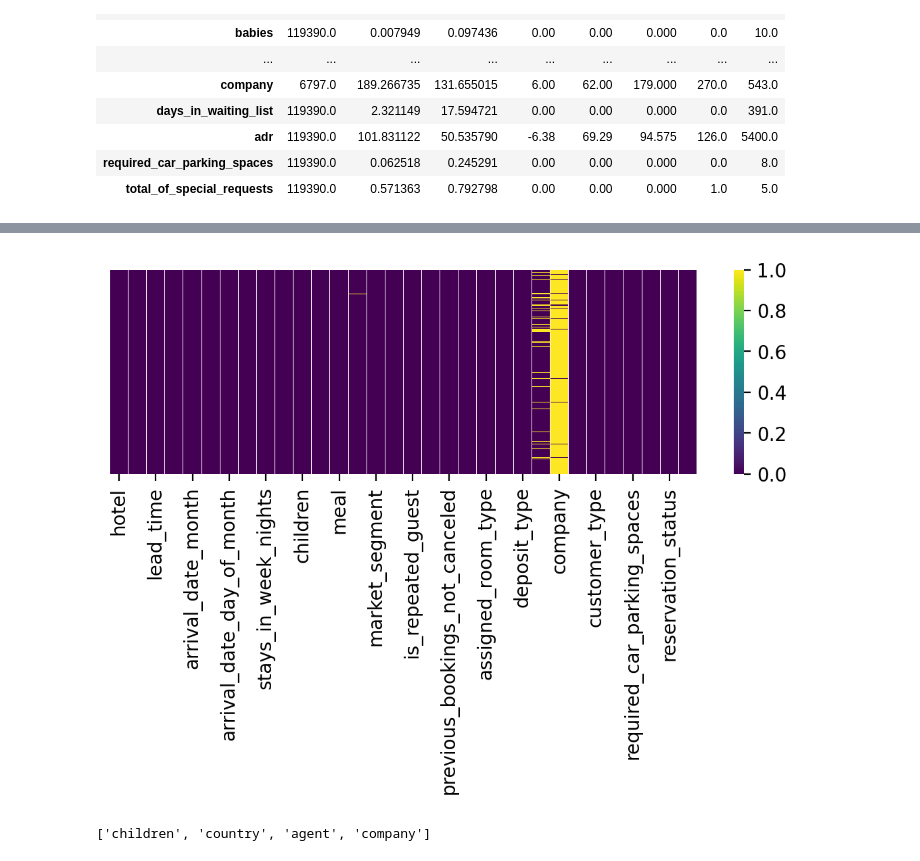
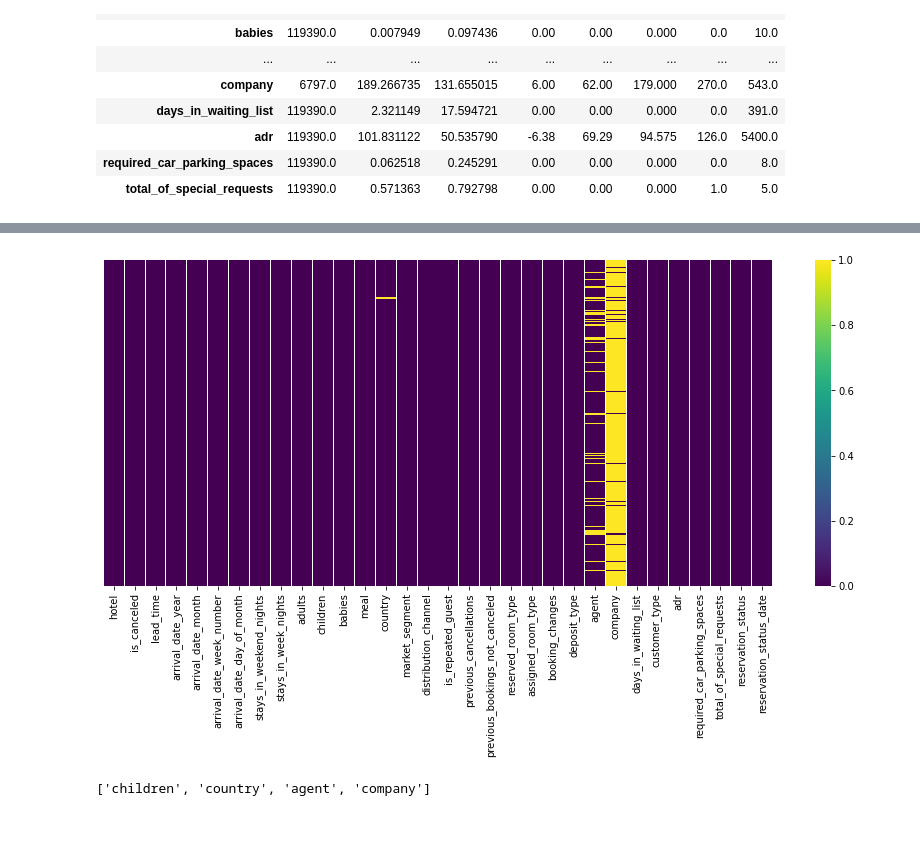
Before and after one commit to manisha-dhanuka/EDA-Project, a Jupyter notebook: Hotel_Booking_Analysis.ipynb, the cells around one changed output, grey strips where cells are left out. Cells and saved outputs as stored; diff of their text form; code cells hidden in the pictures; blank space fills up the shorter version.

```diff
--- a/Hotel_Booking_Analysis.ipynb
+++ b/Hotel_Booking_Analysis.ipynb
@@ -188,10 +195,10 @@ reservation_status_date                0
 dtype: int64
 # %%
 # Visualising the null values:
-plt.figure(figsize = (7,2), dpi = 200)
+plt.figure(figsize = (15,6))
 sns.heatmap(hotel_df.isnull(), data =hotel_df, yticklabels = False, cmap = 'viridis');
 # %% [output]
-[figure, old version]
+[figure, new version]
 # %%
 # columns containing null values are:
 null_columns = [col for col in hotel_df.columns if hotel_df[col].isnull().sum()]
```
Also changed, not shown: parts of 32 cells of this notebook.
